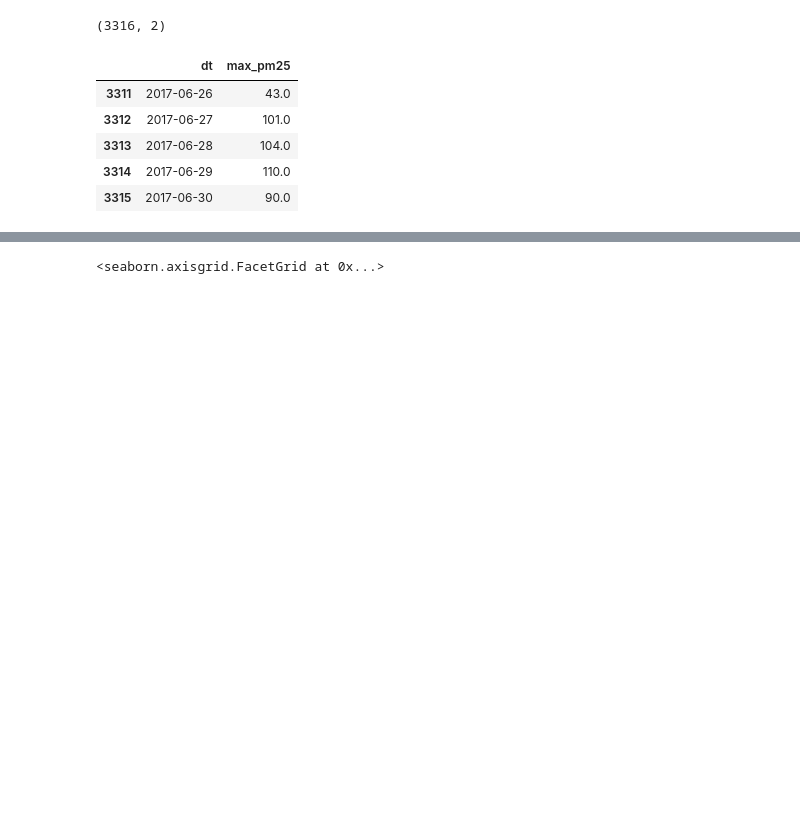
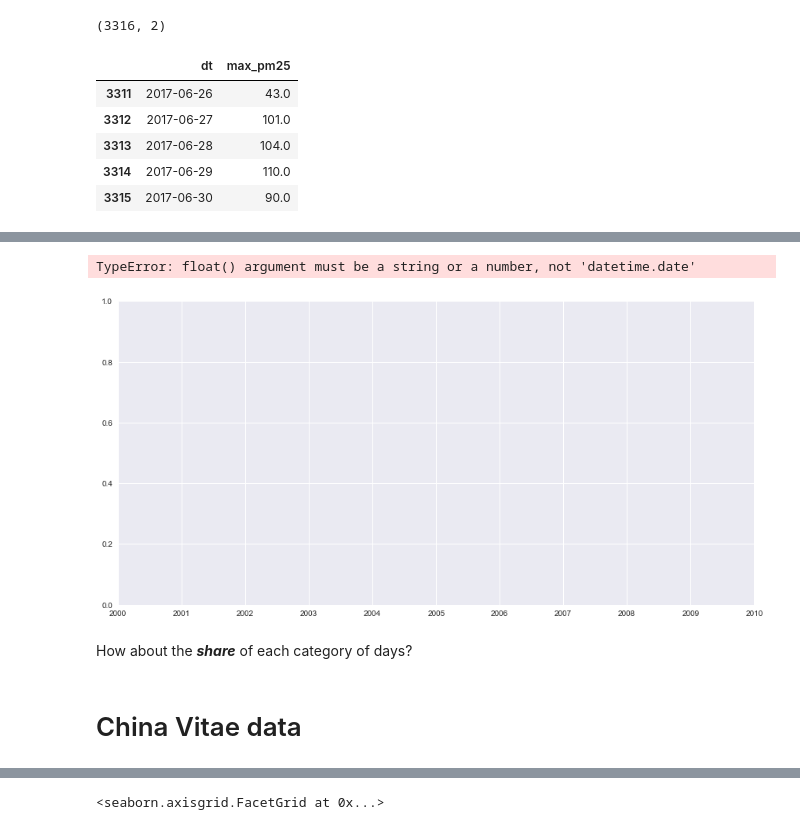
Before and after one commit to yontartu/wuran, a Jupyter notebook: beijing_aqi.ipynb, the cells around one changed output, grey strips where cells are left out. Drawn from its saved outputs; the diff is of its cells as text; code cells hidden in the pictures; blank space fills up the shorter version.

```diff
--- a/beijing_aqi.ipynb
+++ b/beijing_aqi.ipynb
@@ -267,0 +391,32 @@ plt.show()
+# %%
+sns.set(style="darkgrid", color_codes=True)
+
+p = sns.set_palette([
+ (0.2, 0.6274509803921569, 0.17254901960784313),
+ (0.6980392156862745, 0.8745098039215686, 0.5411764705882353),
+ (0.12156862745098039, 0.47058823529411764, 0.7058823529411765),
+ (0.6509803921568628, 0.807843137254902, 0.8901960784313725),
+ (0.984313725490196, 0.6039215686274509, 0.6),
+ (0.8901960784313725, 0.10196078431372549, 0.10980392156862745),
+ (0.706, 0.459, 0.937)
+])
+
+f = sns.lmplot("dt", "max_pm25", hue="aqi_bucket", data=m, aspect=2, size=6)
+#f = sns.scat(x="year", y="count", hue="aqi_bucket", data=s, kind="bar", aspect=2, size=6
+#               , hue_order=['Good','Moderate','Unhealthy for Sensitive Groups','Unhealthy','Very Unhealthy','Hazardous'
+#                            ,'Literally off the charts']
+#               , palette=p
+#               , legend=False
+#              )
+
+plt.title('\nNumber of days falling into each AQI bucket, by year\n', size=20)
+plt.xlabel('Year', size=15)
+plt.ylabel('Count of Days', size=15)
+plt.xticks(size=13)
+plt.yticks(size=13)
+plt.legend(loc='center right', bbox_to_anchor=(1.35, 0.5), fontsize=15)
+# %% [output]
+TypeError: float() argument must be a string or a number, not 'datetime.date'
+[figure, added]
+# %% [markdown]
+How about the *__share__* of each category of days?
@@ -267,0 +425,2 @@ plt.show()
+# %% [markdown]
+# China Vitae data
```
Also changed, not shown: parts of 35 cells of this notebook, 28 other files.
